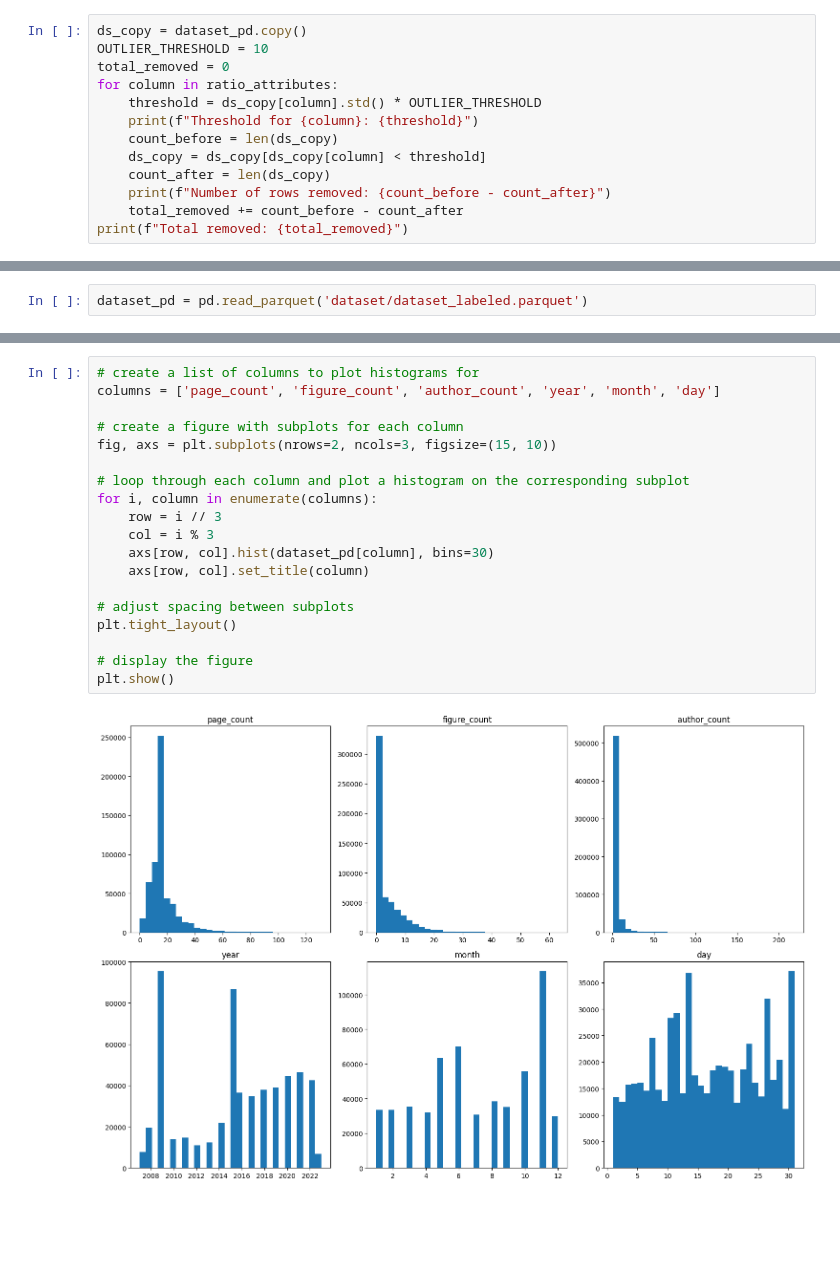
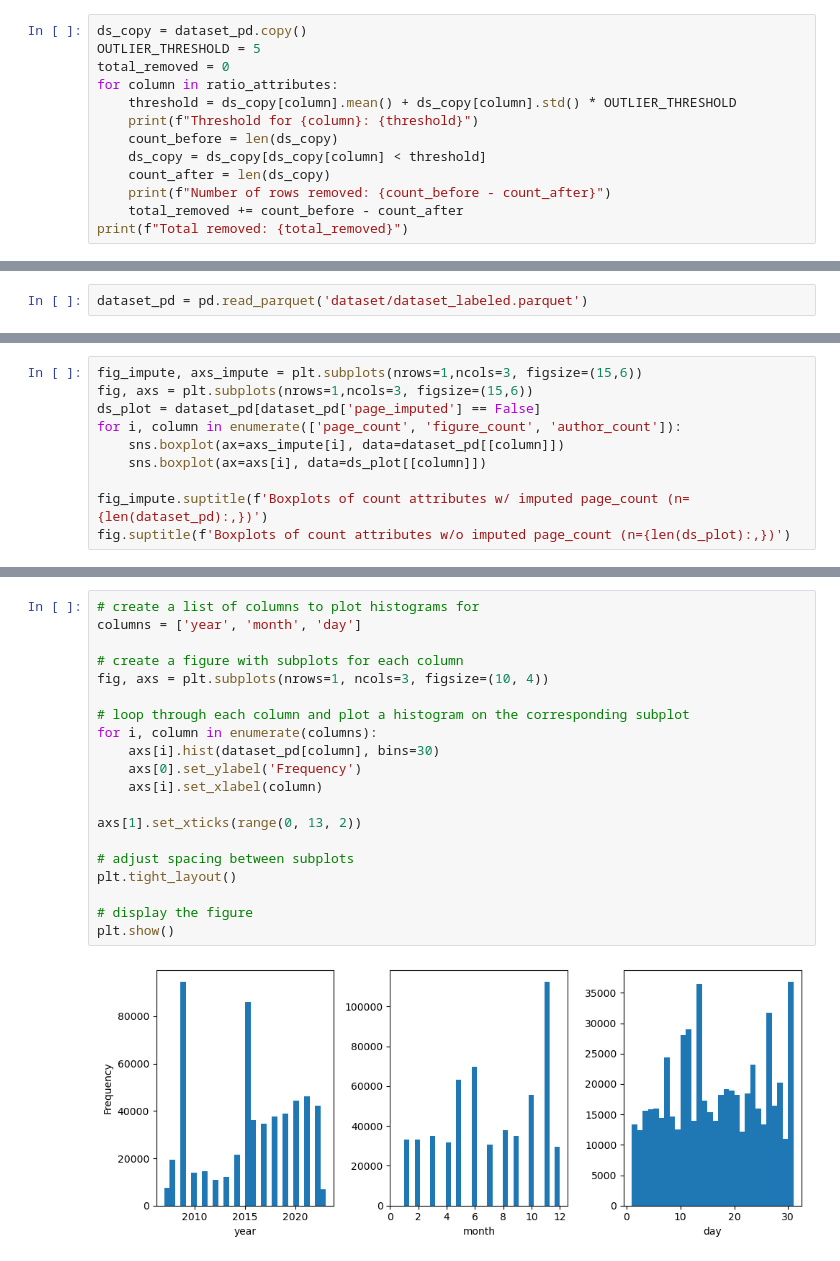
Before and after one commit to Grutschus/uu-data-mining-project, a Jupyter notebook: feature_extraction.ipynb, the cells around one changed output, grey strips where cells are left out. Cells and saved outputs as stored; diff of their text form; blank space fills up the shorter version.

```diff
--- a/feature_extraction.ipynb
+++ b/feature_extraction.ipynb
@@ -354,10 +362,10 @@ We see that even though the outliers in `figure_count`, `page_count`, and `citat
 Note that we might prevent our model later on from predicting papers to have incredibly high success (citation_count), but we think that this is a good trade-off, since it will perform better on the majority of papers. The same applies to figure, and page count. The model probably will not handle papers well that have extraordinarily high page or figure counts.
 # %%
 ds_copy = dataset_pd.copy()
-OUTLIER_THRESHOLD = 10
+OUTLIER_THRESHOLD = 5
 total_removed = 0
 for column in ratio_attributes:
-    threshold = ds_copy[column].std() * OUTLIER_THRESHOLD
+    threshold = ds_copy[column].mean() + ds_copy[column].std() * OUTLIER_THRESHOLD
     print(f"Threshold for {column}: {threshold}")
     count_before = len(ds_copy)
     ds_copy = ds_copy[ds_copy[column] < threshold]
@@ -566,0 +618,10 @@ sns.boxplot(data=dataset_pd[['page_count', 'figure_count', 'author_count']])
+# %%
+fig_impute, axs_impute = plt.subplots(nrows=1,ncols=3, figsize=(15,6))
+fig, axs = plt.subplots(nrows=1,ncols=3, figsize=(15,6))
+ds_plot = dataset_pd[dataset_pd['page_imputed'] == False]
+for i, column in enumerate(['page_count', 'figure_count', 'author_count']):
+    sns.boxplot(ax=axs_impute[i], data=dataset_pd[[column]])
+    sns.boxplot(ax=axs[i], data=ds_plot[[column]])
+
+fig_impute.suptitle(f'Boxplots of count attributes w/ imputed page_count (n={len(dataset_pd):,})')
+fig.suptitle(f'Boxplots of count attributes w/o imputed page_count (n={len(ds_plot):,})')
@@ -567,21 +632,22 @@ sns.boxplot(data=dataset_pd[['page_count', 'figure_count', 'author_count']])
 # %%
 # create a list of columns to plot histograms for
-columns = ['page_count', 'figure_count', 'author_count', 'year', 'month', 'day']
+columns = ['year', 'month', 'day']
 
 # create a figure with subplots for each column
-fig, axs = plt.subplots(nrows=2, ncols=3, figsize=(15, 10))
+fig, axs = plt.subplots(nrows=1, ncols=3, figsize=(10, 4))
 
 # loop through each column and plot a histogram on the corresponding subplot
 for i, column in enumerate(columns):
-    row = i // 3
-    col = i % 3
-    axs[row, col].hist(dataset_pd[column], bins=30)
-    axs[row, col].set_title(column)
+    axs[i].hist(dataset_pd[column], bins=30)
+    axs[0].set_ylabel('Frequency')
+    axs[i].set_xlabel(column)
+
+axs[1].set_xticks(range(0, 13, 2))
 
 # adjust spacing between subplots
 plt.tight_layout()
 
 # display the figure
 plt.show()
 # %% [output]
-[figure, old version]
+[figure, new version]
```
Also changed, not shown: parts of 16 cells of this notebook, 1 other file.
